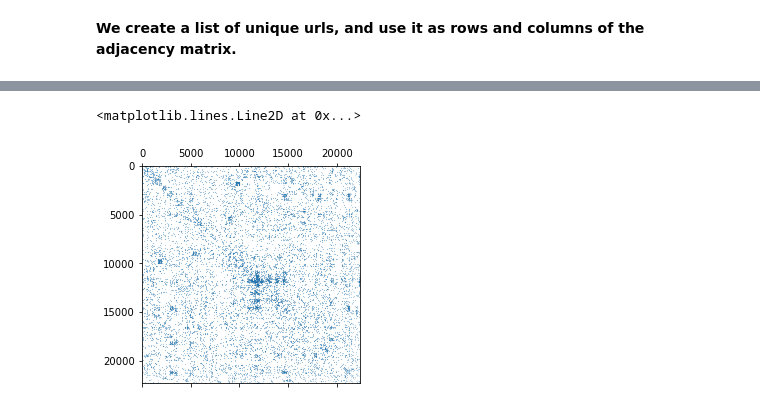
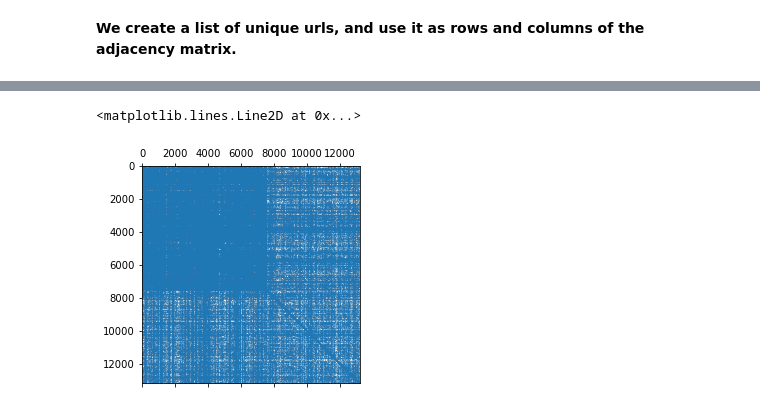
Before and after one commit to ahmedkooli/ntds_comics, a Jupyter notebook: comics_analysis.ipynb, the cells around one changed output, grey strips where cells are left out. Drawn from its saved outputs; the diff is of its cells as text; code cells hidden in the pictures.

Commit message:
final comics analysis

```diff
--- a/comics_analysis.ipynb
+++ b/comics_analysis.ipynb
@@ -162,5 +206,5 @@ aff_dc
 # %% [markdown]
 **We create a list of unique urls, and use it as rows and columns of the adjacency matrix.**
 # %%
-urls = aff_dc['URL'].unique()
-adj_aff_dc = pd.DataFrame(0, index=urls, columns=urls)
+urls = comics_dc['URL'].unique()
+adj_comics_dc = pd.DataFrame(0, index=urls, columns=urls)
@@ -169,4 +217,11 @@ adj_aff_dc = pd.DataFrame(0, index=urls, columns=urls)
-# %%
-for url in aff_dc['URL'].value_counts().index:
-    if aff_dc[aff_dc['URL'] == url]['Affiliation'].sum() is not '':
-        adj_aff_dc[url][url] += aff_dc['URL'].value_counts()[url]
+# %%
+i = 0
+tot_comics = comics_dc['Subcomic URL'].unique().size
+
+for url in comics_dc['URL'].value_counts().index:
+    # Loading bar
+    i += 1
+    printed= i/tot_comics*100
+    stdout.write("\r%f %%" % printed)
+    stdout.flush()
+    adj_comics_dc[url][url] += comics_dc['URL'].value_counts()[url]
@@ -175,19 +232,19 @@ for url in aff_dc['URL'].value_counts().index:
 # %%
 i = 0
-tot_aff = aff_dc['Affiliation'].unique().size
+tot_comics = comics_dc['Subcomic URL'].unique().size
 
-for a in aff_dc['Affiliation'].unique():
+for a in comics_dc['Subcomic URL'].unique():
     if a is not '':
         # Loading bar
         i += 1
-        printed= i/tot_aff*100
+        printed= i/tot_comics*100
         stdout.write("\r%f %%" % printed)
         stdout.flush()
 
         L = []
-        L = ([a,aff_dc[aff_dc['Affiliation']==a]['URL'].values.tolist()])
+        L = ([a,comics_dc[comics_dc['Subcomic URL']==a]['URL'].values.tolist()])
         # All possible combinations
         for comb in list(itertools.combinations(L[1], 2)):
-            adj_aff_dc[comb[0]][comb[1]] += 1
-            adj_aff_dc[comb[1]][comb[0]] += 1
+            adj_comics_dc[comb[0]][comb[1]] += 1
+            adj_comics_dc[comb[1]][comb[0]] += 1
 # %% [output]
@@ -200,5 +270,5 @@ pickle.dump(adj_aff_dc, open("data/adj_aff_dc.txt", 'wb'), protocol=4)
 # %%
-plt.spy(adj_aff_dc,markersize=0.05)
+plt.spy(adj_comics_dc,markersize=0.05)
 # %% [output]
 <matplotlib.lines.Line2D at 0x...>
-[figure, old version]
+[figure, new version]
```
Also changed, not shown: parts of 38 cells of this notebook.
